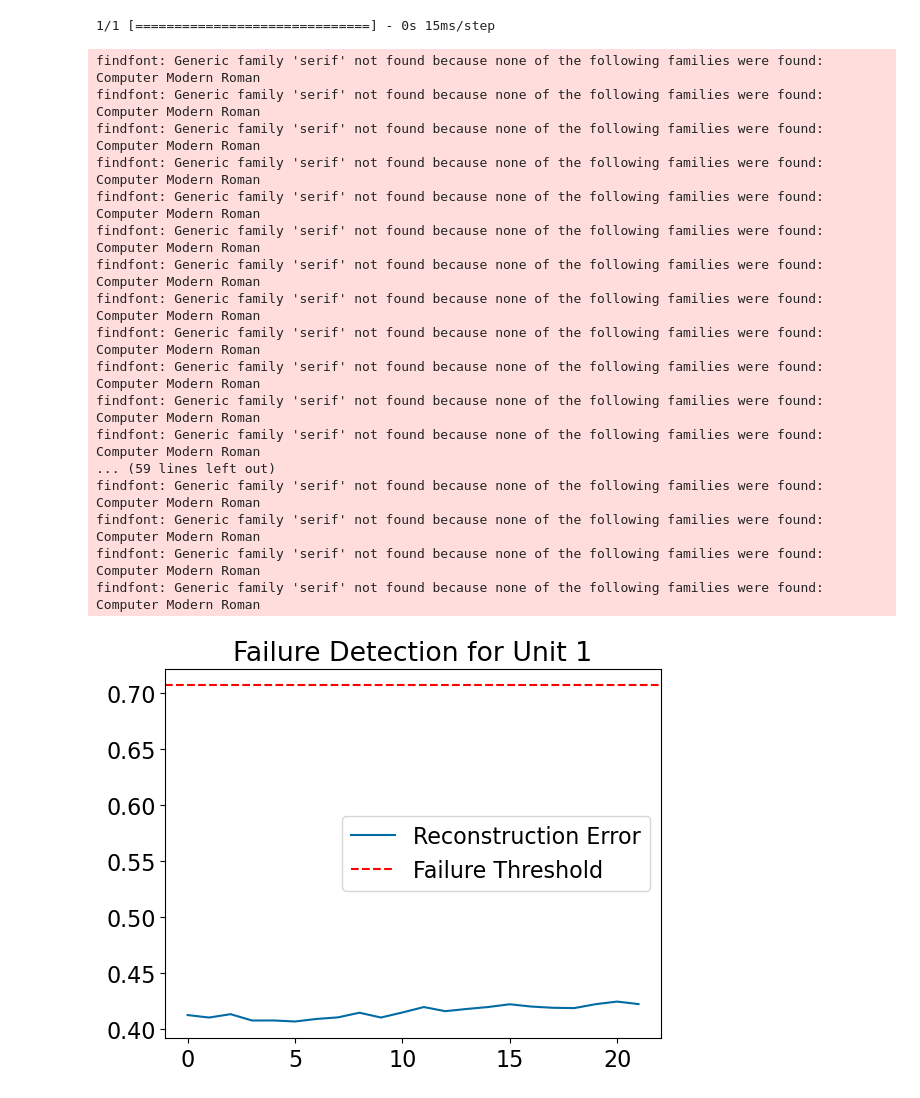
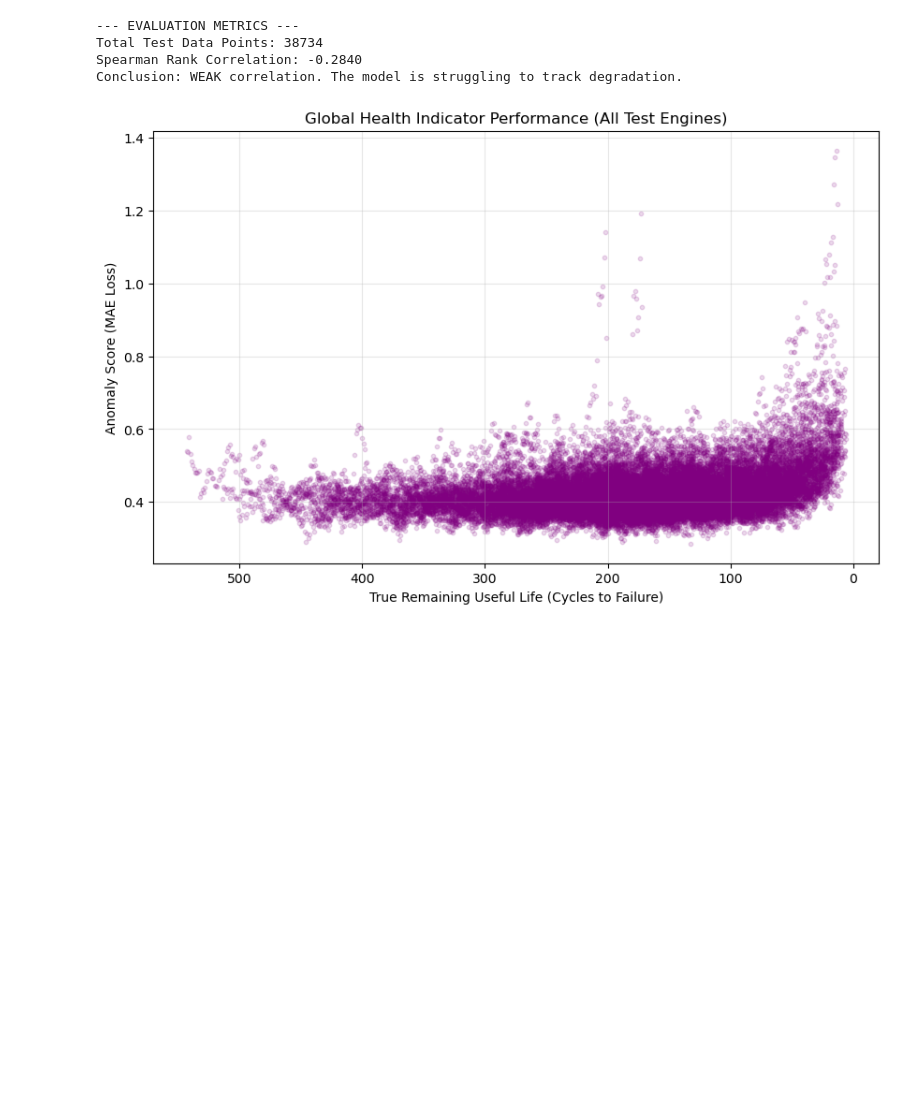
Before and after one commit to RandomKiddo/HackAI2026, a Jupyter notebook: src/Project.ipynb, the cells around one changed output. Saved outputs shown, nothing was run; the diff lists cells and outputs as text; code cells hidden in the pictures; blank space fills up the shorter version.

```diff
--- a/src/Project.ipynb
+++ b/src/Project.ipynb
@@ -139,31 +262,34 @@ Reconstruction error threshold: 0.7070694822213875
 # %%
-# Pick one engine from test set to visualize
-test_unit_1 = get_unit_sequences(df_test, 1)
-test_unit_1_pred = model.predict(test_unit_1)
-test_unit_1_loss = np.mean(np.abs(test_unit_1_pred - test_unit_1), axis=(1, 2))
+# --- 11. CALCULATE STATISTICS ---
+# We expect a NEGATIVE correlation (As RUL goes down, MAE should go UP)
+corr, p_value = spearmanr(all_true_ruls, all_test_maes)
 
-plt.plot(test_unit_1_loss, label='Reconstruction Error')
-plt.axhline(y=threshold, color='r', linestyle='--', label='Failure Threshold')
-plt.title("Failure Detection for Unit 1")
-plt.legend()
-plt.show()
+print(f"\n--- EVALUATION METRICS ---")
+print(f"Total Test Data Points: {len(all_test_maes)}")
+print(f"Spearman Rank Correlation: {corr:.4f}")
+if corr < -0.6:
+    print("Conclusion: STRONG inverse correlation! The model accurately tracks degradation.")
+elif corr < -0.3:
+    print("Conclusion: MODERATE inverse correlation. Model sees degradation but has noise.")
+else:
+    print("Conclusion: WEAK correlation. The model is struggling to track degradation.")
 # %% [output]
-1/1 [==============================] - 0s 15ms/step
+--- EVALUATION METRICS ---
+Total Test Data Points: 38734
+Spearman Rank Correlation: -0.2840
+Conclusion: WEAK correlation. The model is struggling to track degradation.
-findfont: Generic family 'serif' not found because none of the following families were found: Computer Modern Roman
-findfont: Generic family 'serif' not found because none of the following families were found: Computer Modern Roman
-findfont: Generic family 'serif' not found because none of the following families were found: Computer Modern Roman
-findfont: Generic family 'serif' not found because none of the following families were found: Computer Modern Roman
-findfont: Generic family 'serif' not found because none of the following families were found: Computer Modern Roman
-findfont: Generic family 'serif' not found because none of the following families were found: Computer Modern Roman
-findfont: Generic family 'serif' not found because none of the following families were found: Computer Modern Roman
-findfont: Generic family 'serif' not found because none of the following families were found: Computer Modern Roman
-findfont: Generic family 'serif' not found because none of the following families were found: Computer Modern Roman
-findfont: Generic family 'serif' not found because none of the following families were found: Computer Modern Roman
-findfont: Generic family 'serif' not found because none of the following families were found: Computer Modern Roman
-findfont: Generic family 'serif' not found because none of the following families were found: Computer Modern Roman
-... (59 lines left out)
-findfont: Generic family 'serif' not found because none of the following families were found: Computer Modern Roman
-findfont: Generic family 'serif' not found because none of the following families were found: Computer Modern Roman
-findfont: Generic family 'serif' not found because none of the following families were found: Computer Modern Roman
-findfont: Generic family 'serif' not found because none of the following families were found: Computer Modern Roman
-[figure, removed]
+# %%
+# --- 12. VISUALIZATION 1: Global Scatterplot ---
+plt.figure(figsize=(10, 6))
+# We use alpha=0.3 to see density, as there are thousands of points
+plt.scatter(all_true_ruls, all_test_maes, alpha=0.15, color='purple', s=10)
+
+# Invert X axis so that the timeline moves left-to-right toward 0 (Failure)
+plt.gca().invert_xaxis()
+plt.title('Global Health Indicator Performance (All Test Engines)')
+plt.xlabel('True Remaining Useful Life (Cycles to Failure)')
+plt.ylabel('Anomaly Score (MAE Loss)')
+plt.grid(True, alpha=0.3)
+plt.show(block=False)
+# %% [output]
+[figure, added]
```
Also changed, not shown: parts of 13 cells of this notebook, 1 other file.
